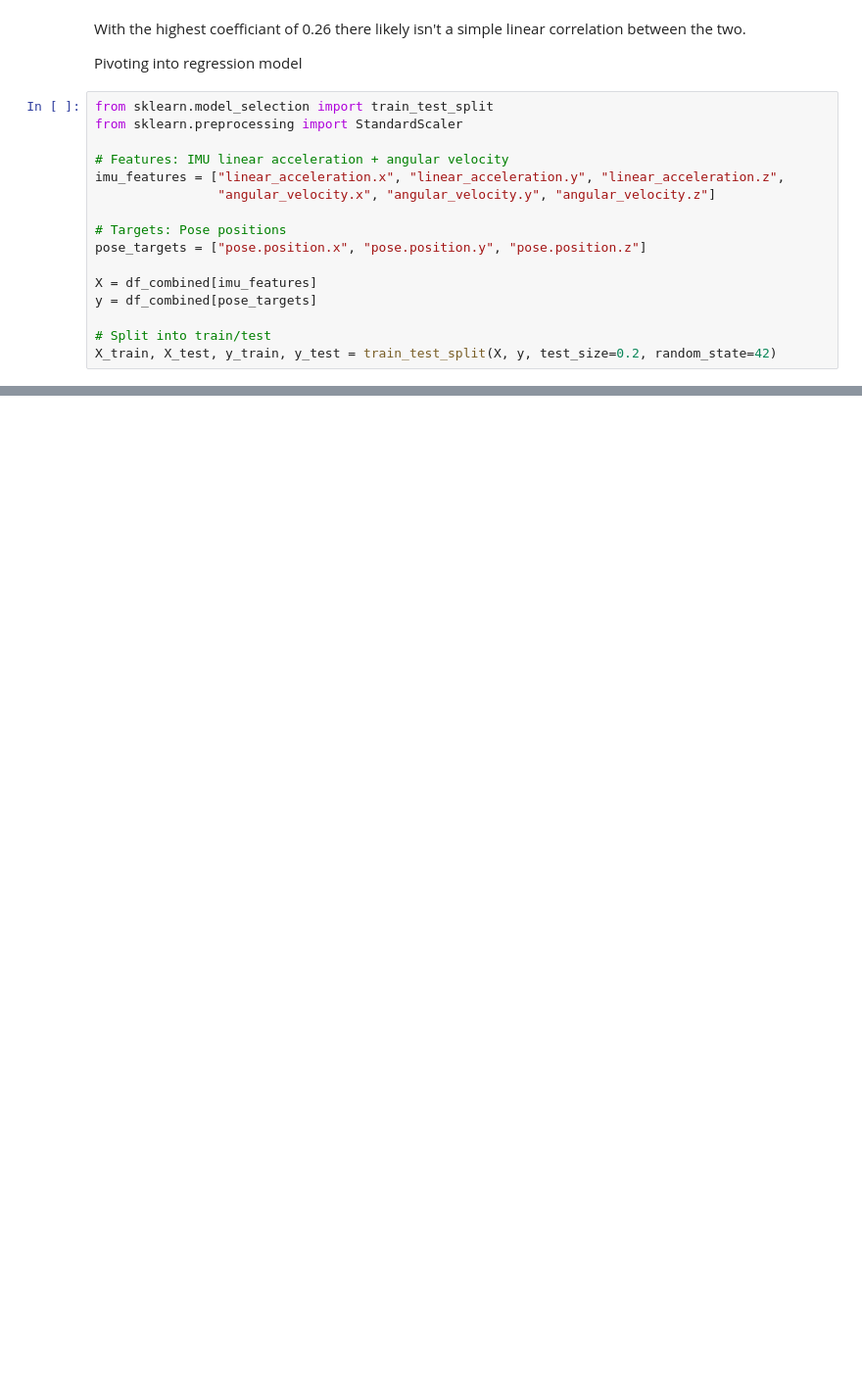
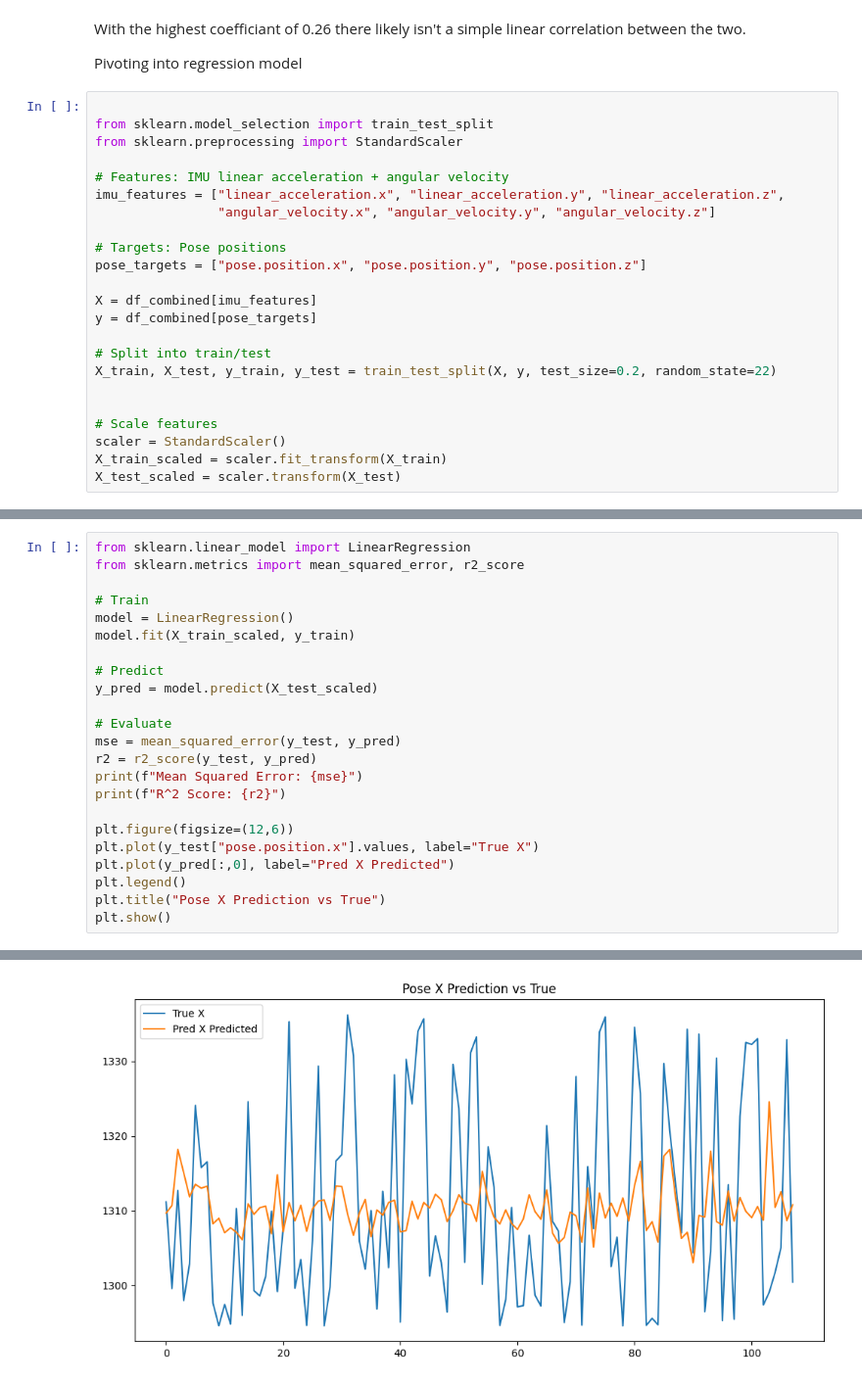
Before and after one commit to tjfisher22/ML-Training-Ford-Vehicle-Data, a Jupyter notebook: Ford_Vehicle_Data/notebooks/explore_data.ipynb, the cells around one changed output, grey strips where cells are left out. Shown at 98% size. Cells and saved outputs as stored; diff of their text form; blank space fills up the shorter version.

```diff
--- a/Ford_Vehicle_Data/notebooks/explore_data.ipynb
+++ b/Ford_Vehicle_Data/notebooks/explore_data.ipynb
@@ -300,6 +281,7 @@ With the highest coefficiant of 0.26 there likely isn't a simple linear correlat
 
 Pivoting into regression model
 # %%
+
 from sklearn.model_selection import train_test_split
 from sklearn.preprocessing import StandardScaler
 
@@ -314,4 +296,10 @@ X = df_combined[imu_features]
 y = df_combined[pose_targets]
 
 # Split into train/test
-X_train, X_test, y_train, y_test = train_test_split(X, y, test_size=0.2, random_state=42)
+X_train, X_test, y_train, y_test = train_test_split(X, y, test_size=0.2, random_state=22)
+
+
+# Scale features
+scaler = StandardScaler()
+X_train_scaled = scaler.fit_transform(X_train)
+X_test_scaled = scaler.transform(X_test)
@@ -317,0 +308,24 @@ X_train, X_test, y_train, y_test = train_test_split(X, y, test_size=0.2, random_
+# %%
+from sklearn.linear_model import LinearRegression
+from sklearn.metrics import mean_squared_error, r2_score
+
+# Train
+model = LinearRegression()
+model.fit(X_train_scaled, y_train)
+
+# Predict
+y_pred = model.predict(X_test_scaled)
+
+# Evaluate
+mse = mean_squared_error(y_test, y_pred)
+r2 = r2_score(y_test, y_pred)
+print(f"Mean Squared Error: {mse}")
+print(f"R^2 Score: {r2}")
+
+plt.figure(figsize=(12,6))
+plt.plot(y_test["pose.position.x"].values, label="True X")
+plt.plot(y_pred[:,0], label="Pred X Predicted")
+plt.legend()
+plt.title("Pose X Prediction vs True")
+plt.show()
+# %% [output]
@@ -317,0 +334 @@ X_train, X_test, y_train, y_test = train_test_split(X, y, test_size=0.2, random_
+[figure, added]
```
Also changed, not shown: parts of 13 cells of this notebook.
